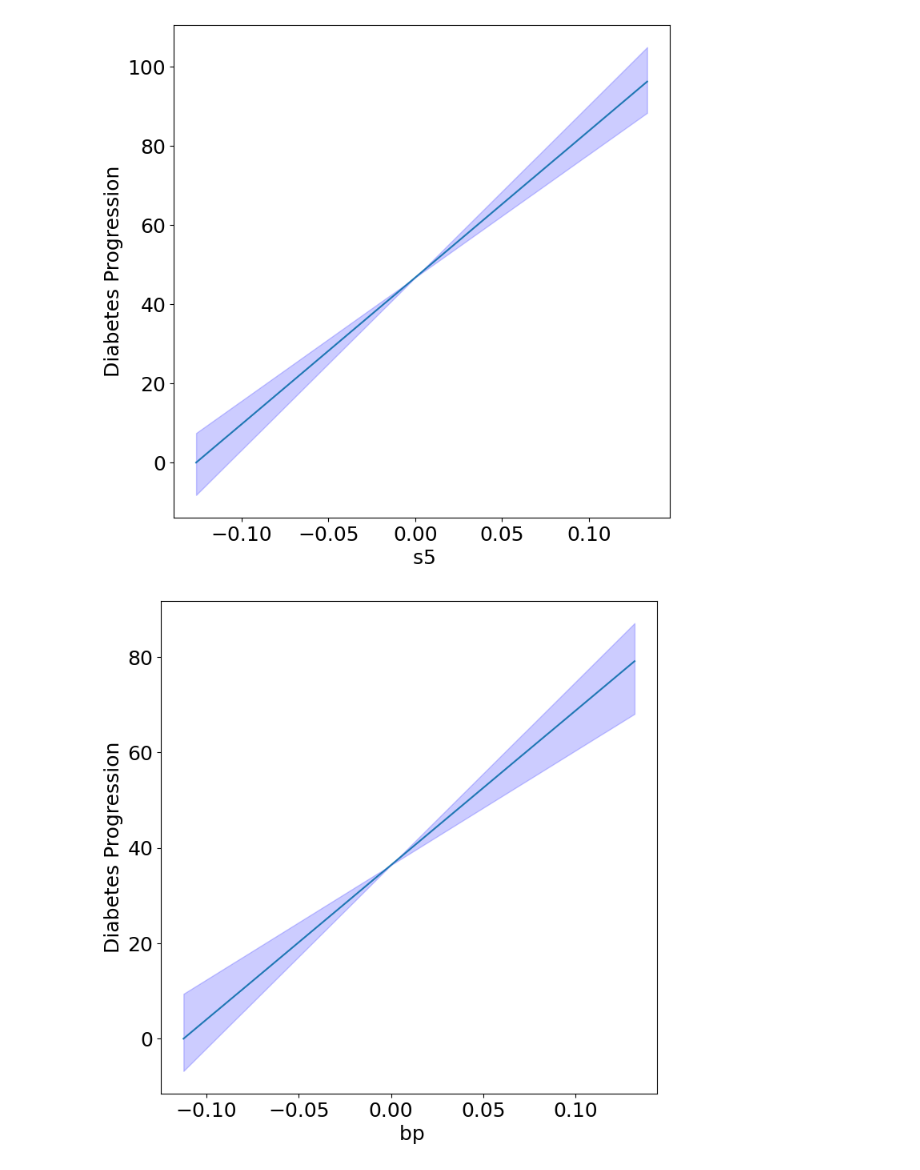
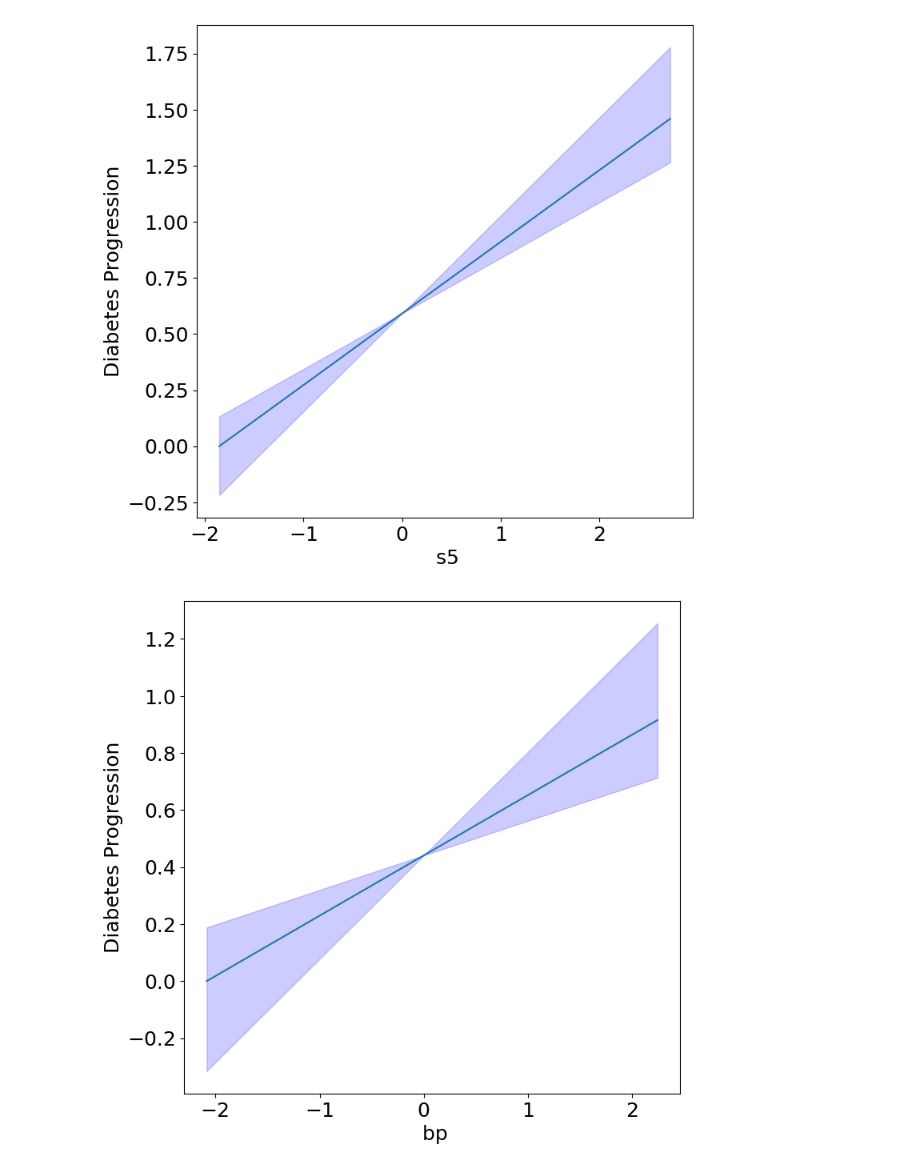
Before and after one commit to cnellington/Contextualized, a Jupyter notebook: docs/model-analysis.ipynb, the cells around one changed output. Drawn from its saved outputs; the diff is of its cells as text; code cells hidden in the pictures.

```diff
--- a/docs/model-analysis.ipynb
+++ b/docs/model-analysis.ipynb
@@ -3,14 +5,30 @@
 # %%
+# Reload the same data as before
 import numpy as np
 import pandas as pd
 from sklearn.model_selection import train_test_split
 from sklearn.datasets import load_diabetes
 
+# Load data
 X, Y = load_diabetes(return_X_y=True, as_frame=True)
 Y = np.expand_dims(Y.values, axis=-1)
+
+# Decide context variables, or use other paired data as context
 C = X[['age', 'sex', 'bmi']]
 X.drop(['age', 'sex', 'bmi'], axis=1, inplace=True)
 
+# Create a hold-out test set
 seed = 1
 C_train, C_test, X_train, X_test, Y_train, Y_test = train_test_split(C, X, Y, test_size=0.20, random_state=seed)
+
+# Normalize the data
+def normalize(train, test):
+    mean = train.mean()
+    std = train.std()
+    train = (train - mean) / std
+    test = (test - mean) / std
+    return train, test
+X_train, X_test = normalize(X_train, X_test)
+C_train, C_test = normalize(C_train, C_test)
+Y_train, Y_test = normalize(Y_train, Y_test)
 # %% [markdown]
@@ -18,6 +36,5 @@ C_train, C_test, X_train, X_test, Y_train, Y_test = train_test_split(C, X, Y, te
 # %%
 from contextualized.utils import load
 
-save_path = './easy_demo_model.pt'
-model = load(save_path)
+model = load('my_contextualized_model.pt')
 # %% [markdown]
@@ -152,6 +212,6 @@ context_pvals
 # %%
 plot_homogeneous_predictor_effects(
-    model, C, X,
+    model, C_test, X_test,
     ylabel="Diabetes Progression",
     classification=False)
 # %% [output]
@@ -158,2 +219,2 @@ plot_homogeneous_predictor_effects(
-[figure, old version]
+[figure, new version]
-[figure, old version]
+[figure, new version]
```
Also changed, not shown: parts of 29 cells of this notebook, 12 other files.
